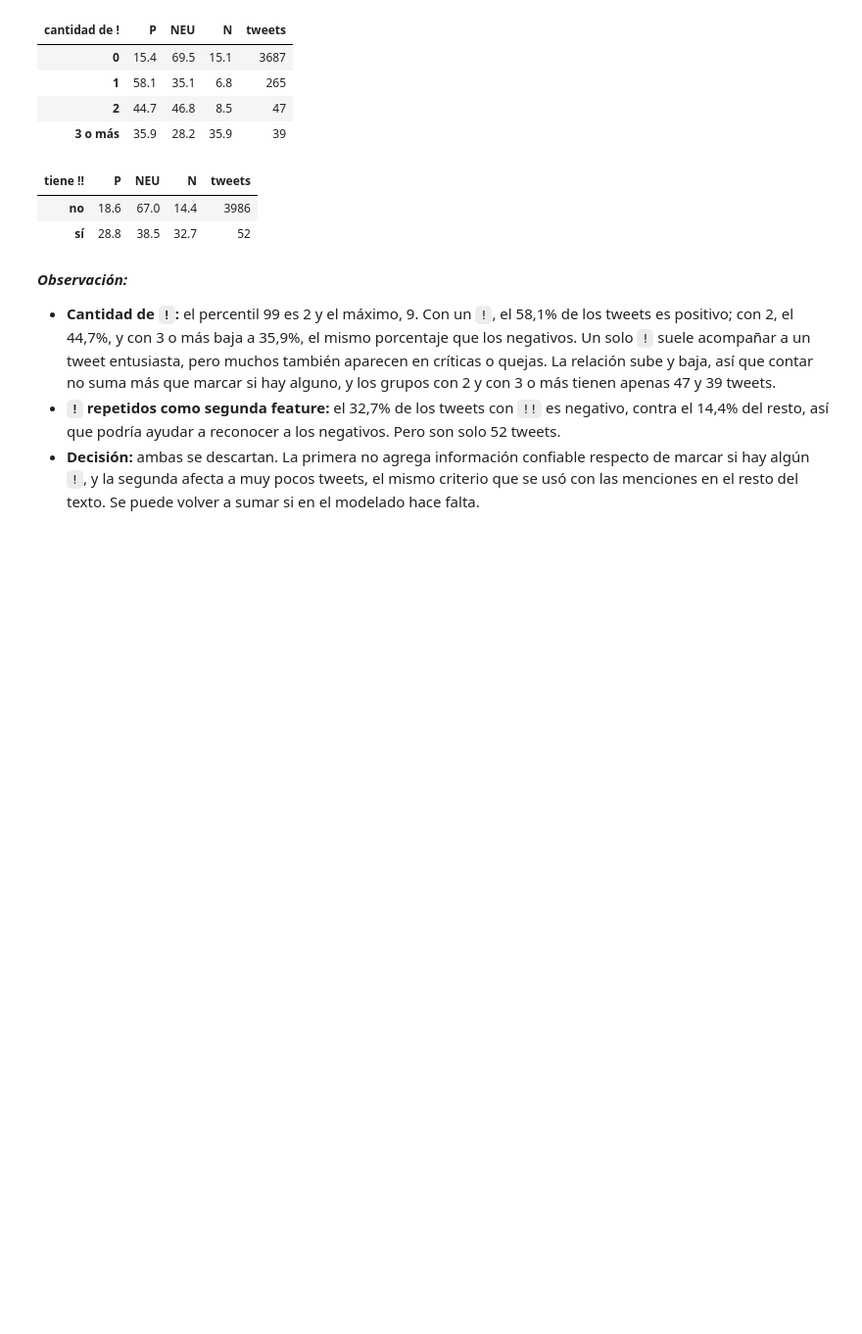
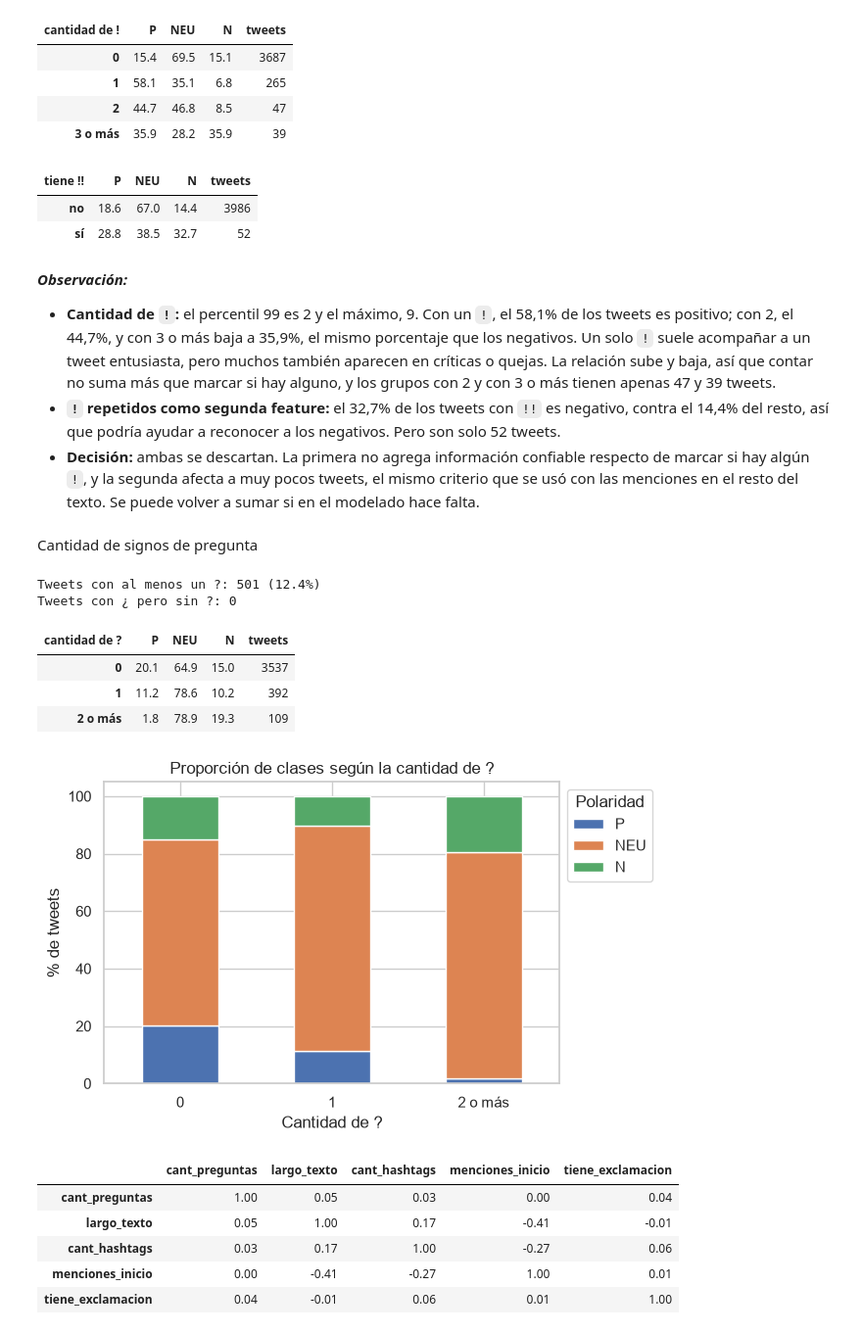
Before and after one commit to Barlita03/TP-CienciasDeDatos, a Jupyter notebook: TP1_CdD.ipynb, the cells around one changed output. Shown at 98% size. Cells and saved outputs as stored; diff of their text form; code cells hidden in the pictures; blank space fills up the shorter version.

```diff
--- a/TP1_CdD.ipynb
+++ b/TP1_CdD.ipynb
@@ -826,3 +826,43 @@ Cantidad de !: percentil 99=2.0, máximo=9
 * **Cantidad de `!`:** el percentil 99 es 2 y el máximo, 9. Con un `!`, el 58,1% de los tweets es positivo; con 2, el 44,7%, y con 3 o más baja a 35,9%, el mismo porcentaje que los negativos. Un solo `!` suele acompañar a un tweet entusiasta, pero muchos también aparecen en críticas o quejas. La relación sube y baja, así que contar no suma más que marcar si hay alguno, y los grupos con 2 y con 3 o más tienen apenas 47 y 39 tweets.
 * **`!` repetidos como segunda feature:** el 32,7% de los tweets con `!!` es negativo, contra el 14,4% del resto, así que podría ayudar a reconocer a los negativos. Pero son solo 52 tweets.
 * **Decisión:** ambas se descartan. La primera no agrega información confiable respecto de marcar si hay algún `!`, y la segunda afecta a muy pocos tweets, el mismo criterio que se usó con las menciones en el resto del texto. Se puede volver a sumar si en el modelado hace falta.
+# %% [markdown]
+Cantidad de signos de pregunta
+# %%
+# Se cuentan los ? sobre el texto sin URLs, igual que los !
+cant_signos_pregunta = texto_sin_urls.str.count(r'\?')
+
+# Feature: cantidad de signos de pregunta, con tope en 2 (el 2 vale "2 o más")
+df['cant_preguntas'] = cant_signos_pregunta.clip(upper=2)
+print(f"Tweets con al menos un ?: {(df['cant_preguntas'] > 0).sum()} ({(df['cant_preguntas'] > 0).mean() * 100:.1f}%)")
+
+# El ¿ siempre va acompañado de un ?, así que contarlo no agrega información
+print(f"Tweets con ¿ pero sin ?: {(texto_sin_urls.str.contains('¿') & (cant_signos_pregunta == 0)).sum()}")
+
+proporcion_preguntas = proporcion_por_grupo(df['cant_preguntas'].astype(str).replace('2', '2 o más'), 'cantidad de ?')
+display(proporcion_preguntas)
+
+proporcion_preguntas.drop(columns='tweets').plot(kind='bar', stacked=True, figsize=(6, 4))
+plt.title('Proporción de clases según la cantidad de ?')
+plt.xlabel('Cantidad de ?')
+plt.ylabel('% de tweets')
+plt.xticks(rotation=0)
+plt.legend(title='Polaridad', bbox_to_anchor=(1, 1))
+plt.show()
+
+# Correlación con las otras features, sobre log1p como en la etapa 2
+display(np.log1p(df[['cant_preguntas', 'largo_texto', 'cant_hashtags', 'menciones_inicio', 'tiene_exclamacion']]).corr().round(2))
+# %% [output]
+Tweets con al menos un ?: 501 (12.4%)
+Tweets con ¿ pero sin ?: 0
+| cantidad de ? | P | NEU | N | tweets |
+| 0 | 20.1 | 64.9 | 15.0 | 3537 |
+| 1 | 11.2 | 78.6 | 10.2 | 392 |
+| 2 o más | 1.8 | 78.9 | 19.3 | 109 |
+[figure, added]
+|  | cant_preguntas | largo_texto | cant_hashtags | menciones_inicio | tiene_exclamacion |
+| cant_preguntas | 1.00 | 0.05 | 0.03 | 0.00 | 0.04 |
+| largo_texto | 0.05 | 1.00 | 0.17 | -0.41 | -0.01 |
+| cant_hashtags | 0.03 | 0.17 | 1.00 | -0.27 | 0.06 |
+| menciones_inicio | 0.00 | -0.41 | -0.27 | 1.00 | 0.01 |
+| tiene_exclamacion | 0.04 | -0.01 | 0.06 | 0.01 | 1.00 |
```
Also changed, not shown: parts of 4 cells of this notebook, 1 other file.
